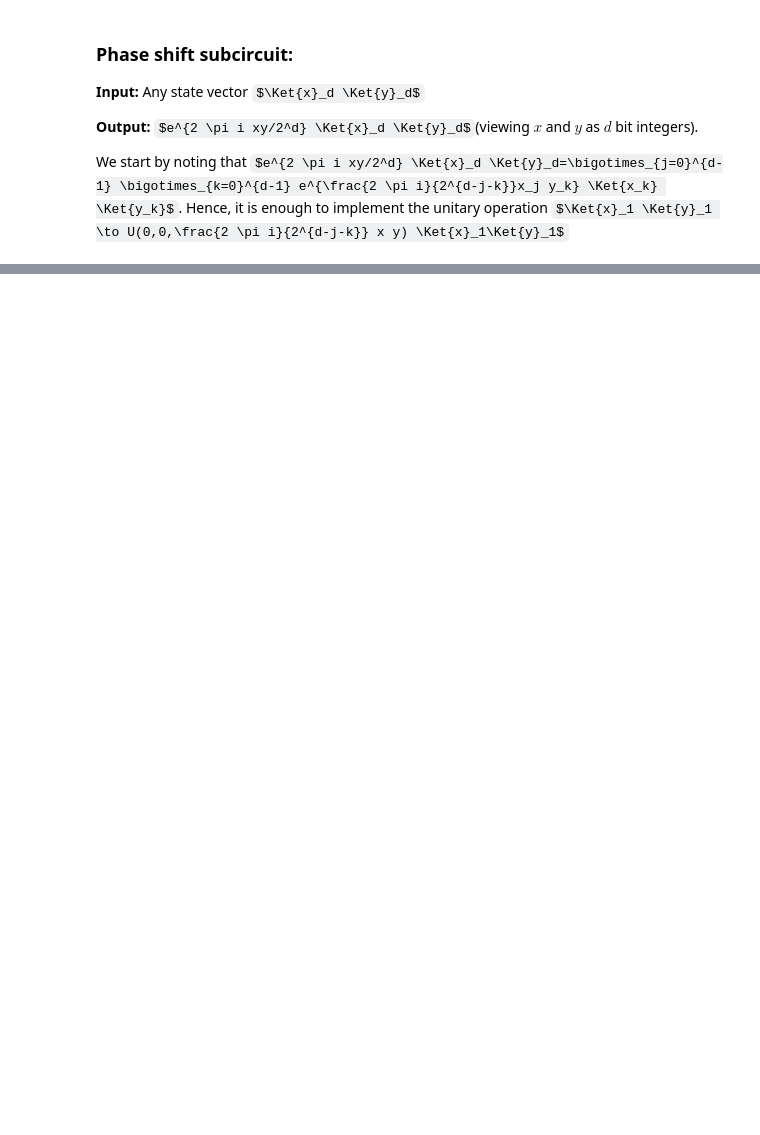
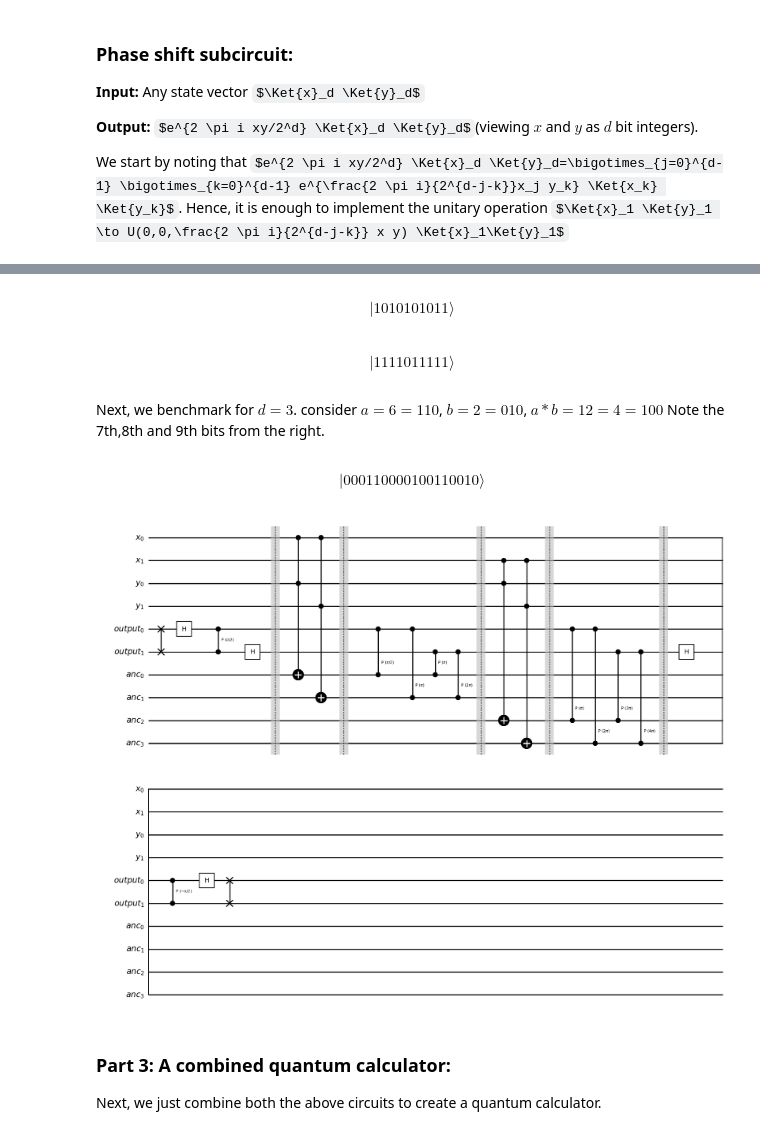
Before and after one commit to adarsh-srinivasan/Quantum-Calculator, a Jupyter notebook: Project-Quantum-Calculator.ipynb, the cells around one changed output, grey strips where cells are left out. Cells and saved outputs as stored; diff of their text form; code cells hidden in the pictures; some formulas as TeX source; blank space fills up the shorter version.

```diff
--- a/Project-Quantum-Calculator.ipynb
+++ b/Project-Quantum-Calculator.ipynb
@@ -199,2 +222,66 @@ def QuantumMultiplier(d):
+# %%
+###Example 2: a=2=10, b=3=11, a*b=6=2=10
+## Define the circuit.
+QMult=QuantumMultiplier(2)
+
+##Define starting state:
+# Define the basis state as a string (most significant qubit on the left)
+bitstring = '0000001011'
+
+# Convert to Statevector
+state = Statevector.from_label(bitstring)
+state.draw("Latex")
+##Evolve the state
+
+final_state = state.evolve(QMult)
+final_state.draw("Latex")
+# %% [output]
+$$ |1010101011\rangle$$
+# %%
+###Example 3: a=3=11, b=3=11, a*b=9=1=01
+## Define the circuit.
+QMult=QuantumMultiplier(2)
+
+##Define starting state:
+# Define the basis state as a string (most significant qubit on the left)
+bitstring = '0000001111'
+
+# Convert to Statevector
+state = Statevector.from_label(bitstring)
+state.draw("Latex")
+##Evolve the state
+
+final_state = state.evolve(QMult)
+final_state.draw("Latex")
+# %% [output]
+$$ |1111011111\rangle$$
+# %% [markdown]
+Next, we benchmark for $d=3$. consider $a=6=110$, $b=2=010$, $a*b=12=4=100$ Note the 7th,8th and 9th bits from the right.
+# %%
+###Example 1: a=6=110, b=2=010, a*b=12=4=100
+## Define the circuit.
+QMult=QuantumMultiplier(3)
+
+##Define starting state:
+# Define the basis state as a string (most significant qubit on the left)
+bitstring = '000000000000110010'
+
+# Convert to Statevector
+state = Statevector.from_label(bitstring)
+state.draw("Latex")
+##Evolve the state
+
+final_state = state.evolve(QMult)
+final_state.draw("Latex")
+# %% [output]
+$$ |000110000100110010\rangle$$
+# %%
+QMult.draw(output="mpl", style="bw")
+# %% [output]
+[figure, added]
+# %% [markdown]
+### Part 3: A combined quantum calculator:
+
+Next, we just combine both the above circuits to create a quantum calculator.
 # %%
 def QuantumCalculator(d):
```
Also changed, not shown: parts of 28 cells of this notebook.
